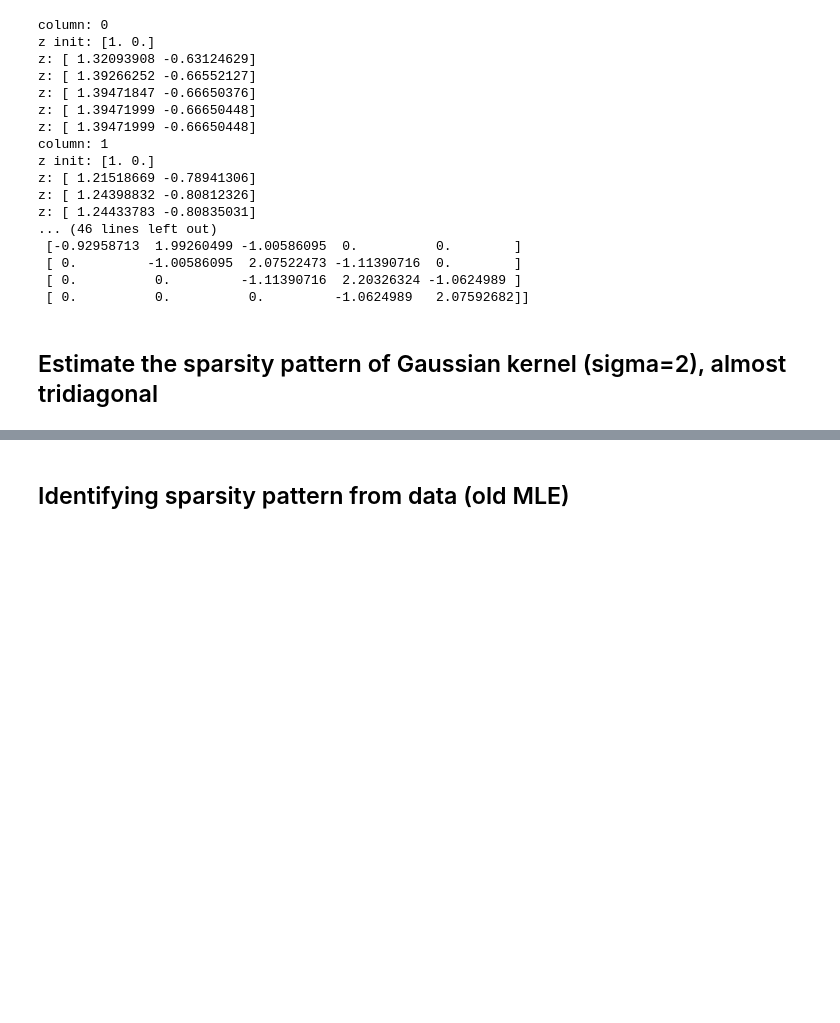
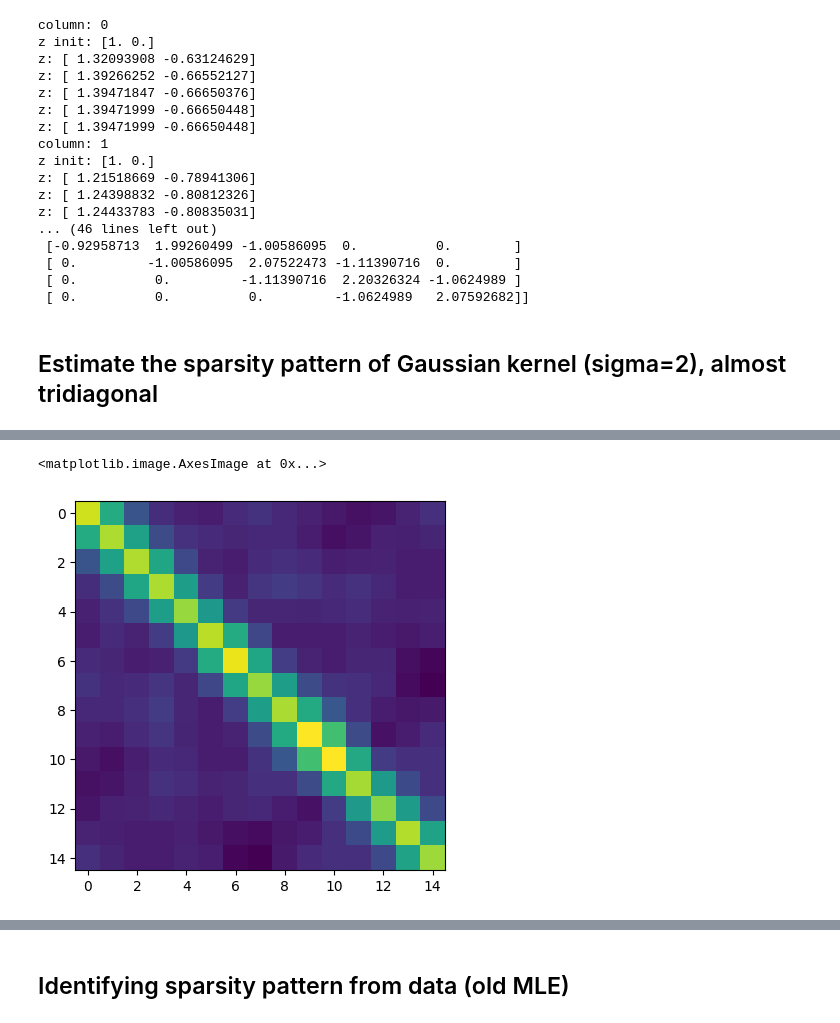
Before and after one commit to kingsleyyeon/PrecisionMatEst, a Jupyter notebook: PrecisionMatCholesky.ipynb, the cells around one changed output, grey strips where cells are left out. Drawn from its saved outputs; the diff is of its cells as text; code cells hidden in the pictures; blank space fills up the shorter version.

```diff
--- a/PrecisionMatCholesky.ipynb
+++ b/PrecisionMatCholesky.ipynb
@@ -312,0 +296,5 @@ true_theta =
+# %%
+plt.imshow(Theta_est_dict[15])
+# %% [output]
+<matplotlib.image.AxesImage at 0x...>
+[figure, added]
```
Also changed, not shown: parts of 2 cells of this notebook.
